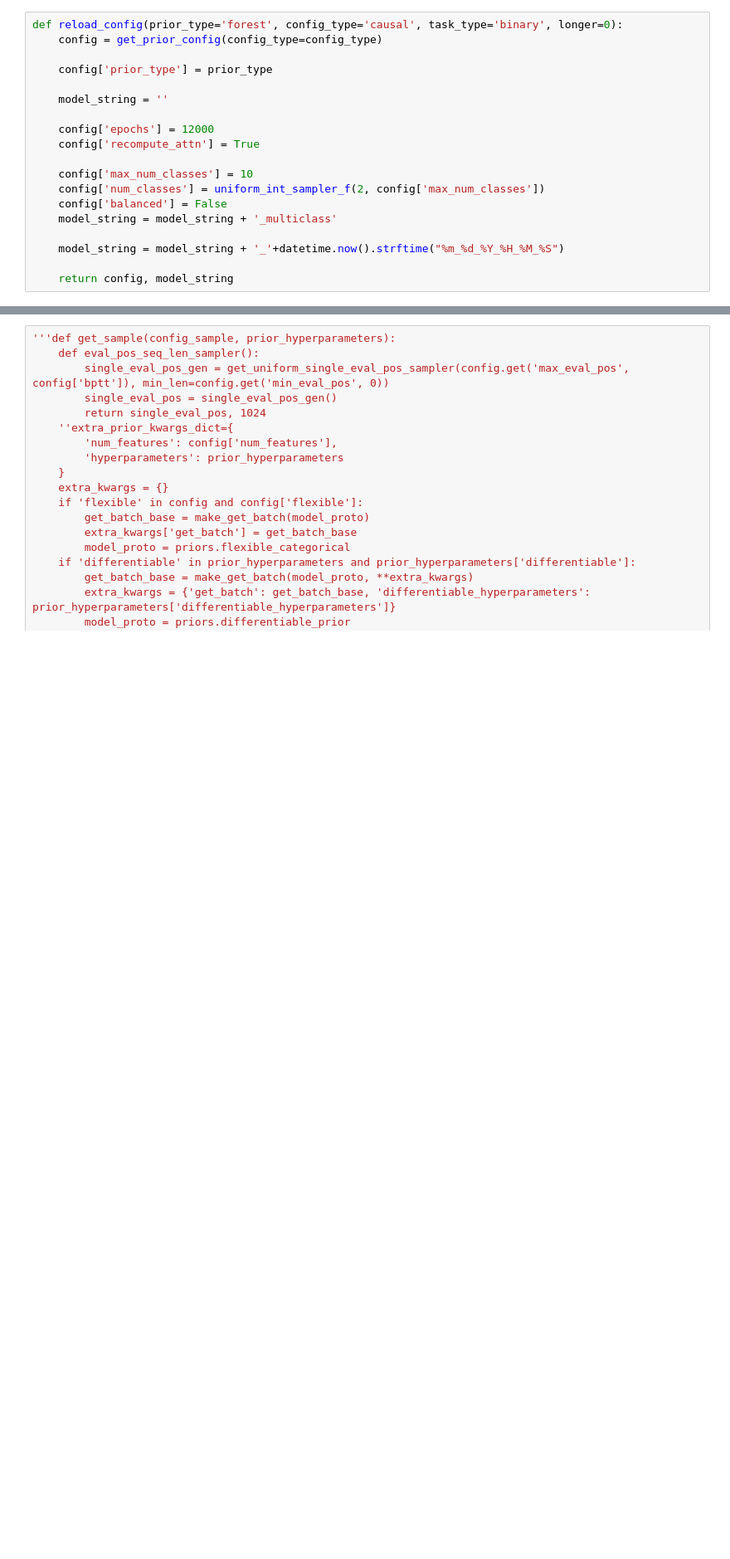
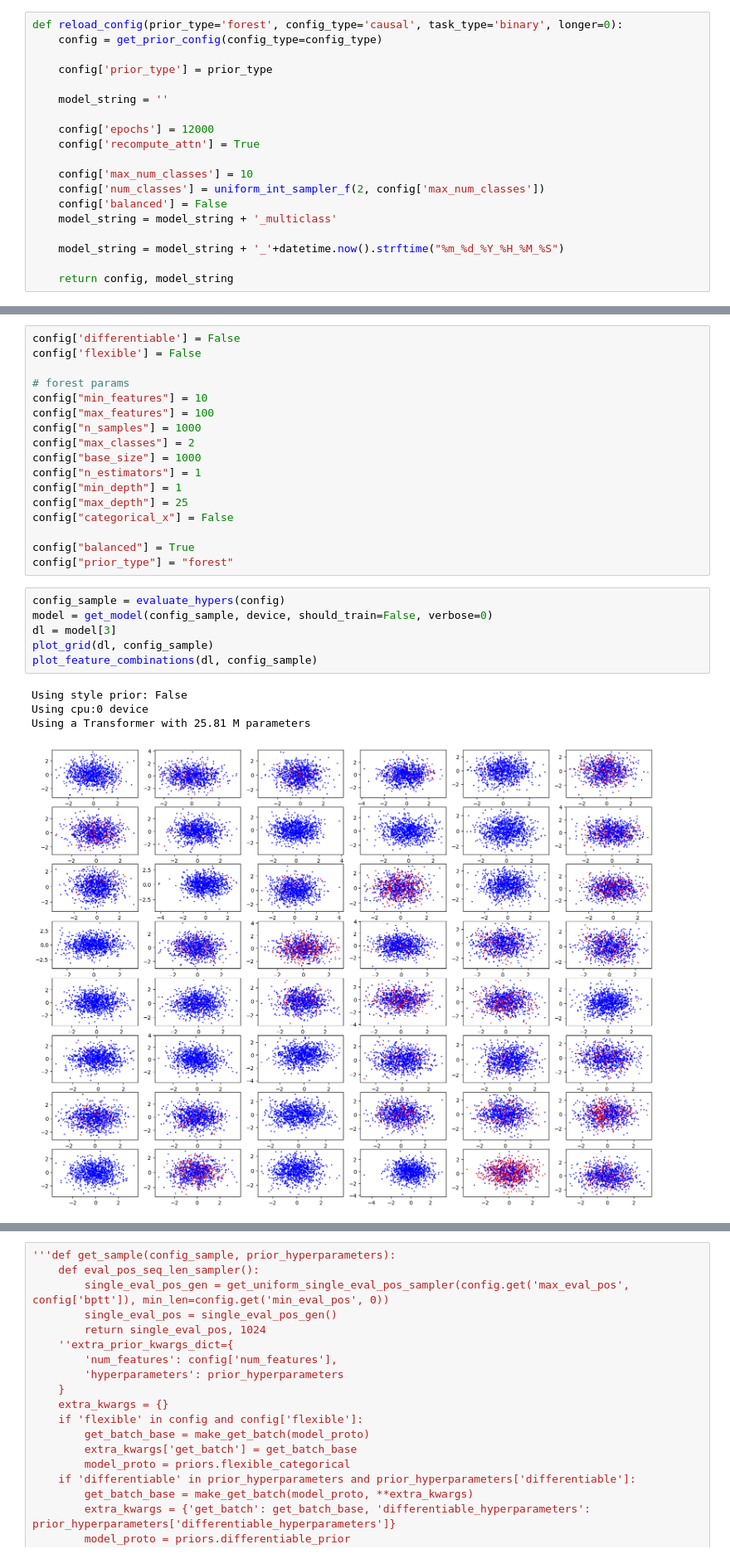
Before and after one commit to LenMetz/TabPFN-medical, a Jupyter notebook: prior_dev.ipynb, the cells around one changed output, grey strips where cells are left out. Shown at 83% size. Cells and saved outputs as stored; diff of their text form; blank space fills up the shorter version.

```diff
--- a/prior_dev.ipynb
+++ b/prior_dev.ipynb
@@ -169,0 +174,28 @@ plot_feature_combinations(dl, prior_hyperparameters)
+# %%
+config['differentiable'] = False
+config['flexible'] = False
+
+# forest params
+config["min_features"] = 10
+config["max_features"] = 100
+config["n_samples"] = 1000
+config["max_classes"] = 2
+config["base_size"] = 1000
+config["n_estimators"] = 1
+config["min_depth"] = 1
+config["max_depth"] = 25
+config["categorical_x"] = False
+
+config["balanced"] = True
+config["prior_type"] = "forest"
+# %%
+config_sample = evaluate_hypers(config)
+model = get_model(config_sample, device, should_train=False, verbose=0)
+dl = model[3]
+plot_grid(dl, config_sample)
+plot_feature_combinations(dl, config_sample)
+# %% [output]
+Using style prior: False
+Using cpu:0 device
+Using a Transformer with 25.81 M parameters
+[figure, added]
```
Also changed, not shown: parts of 16 cells of this notebook, 6 other files.
